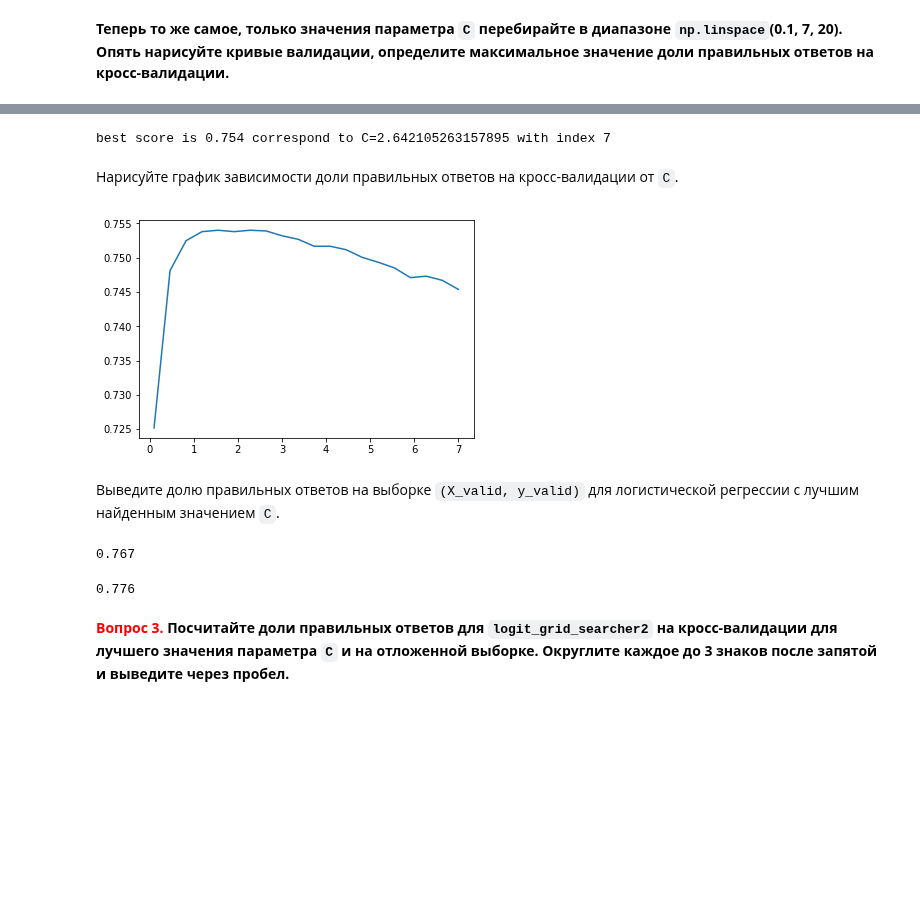
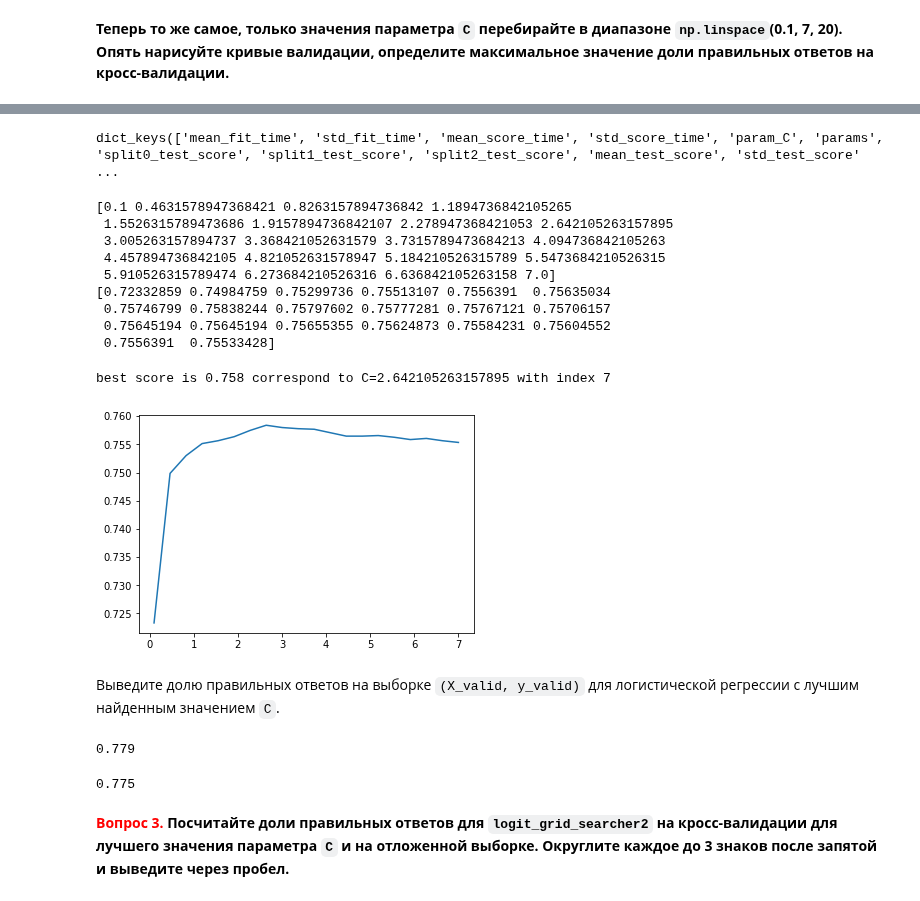
Before and after one commit to n-surkov/coursera_ml, a Jupyter notebook: solution/week4_training.ipynb, the cells around one changed output, grey strips where cells are left out. Cells and saved outputs as stored; diff of their text form; code cells hidden in the pictures; blank space fills up the shorter version.

```diff
--- a/solution/week4_training.ipynb
+++ b/solution/week4_training.ipynb
@@ -179,0 +172,6 @@ RandomForestClassifier(bootstrap=True, class_weight=None, criterion='gini',
+# %%
+%%time
+forest = RandomForestClassifier(n_estimators=100, random_state=17, oob_score=True, n_jobs=-1)
+forest.fit(X_train, y_train)
+y_predict = forest.predict(X_valid)
+score2 = accuracy_score(y_valid, y_predict)
@@ -258,7 +259,7 @@ plt.plot(logit_c_values1, logit_mean_cv_scores1);
 # %%
 %%time
-logit_c_values2 = np.linspace(0.1, 7, 20)
-
-logit_grid_searcher2 = LogisticRegressionCV(logit_c_values2, multi_class='multinomial', random_state=17, cv=skf, n_jobs=-1, scoring='accuracy')
-logit_grid_searcher2.fit(X_train, y_train)
+logit_params1 = {'C': np.linspace(0.1, 7, 20)}
+logit = LogisticRegression(random_state=17)
+logit_grid_searcher = GridSearchCV(logit, n_jobs=-1, param_grid=logit_params1, cv=skf)
+logit_grid_searcher.fit(X_train, y_train)
 # %% [output]
@@ -282,17 +284,30 @@ logit_mean_cv_scores2 = list(logit_grid_searcher2.scores_.values())[0].mean(axis
+# %%
+logit_grid_searcher.cv_results_.keys()
+# %% [output]
+dict_keys(['mean_fit_time', 'std_fit_time', 'mean_score_time', 'std_score_time', 'param_C', 'params', 'split0_test_score', 'split1_test_score', 'split2_test_score', 'mean_test_score', 'std_test_score' ...
+# %%
+print(logit_grid_searcher.cv_results_['param_C'])
+print(logit_grid_searcher.cv_results_['mean_test_score'])
+# %% [output]
+[0.1 0.4631578947368421 0.8263157894736842 1.1894736842105265
+ 1.5526315789473686 1.9157894736842107 2.278947368421053 2.642105263157895
+ 3.005263157894737 3.368421052631579 3.7315789473684213 4.094736842105263
+ 4.457894736842105 4.821052631578947 5.184210526315789 5.5473684210526315
+ 5.910526315789474 6.273684210526316 6.636842105263158 7.0]
+[0.72332859 0.74984759 0.75299736 0.75513107 0.7556391  0.75635034
+ 0.75746799 0.75838244 0.75797602 0.75777281 0.75767121 0.75706157
+ 0.75645194 0.75645194 0.75655355 0.75624873 0.75584231 0.75604552
+ 0.7556391  0.75533428]
 # %%
-assert (logit_grid_searcher2.Cs_ == logit_c_values2).all()
-# i = np.argmax(logit_mean_cv_scores2)
-i = 7
-accu_train = logit_mean_cv_scores2[i]
-print('best score is {:.3f} correspond to C={} with index {}'.format(accu_train, logit_c_values2[i], i))
+i = np.argmax(logit_grid_searcher.cv_results_['mean_test_score'])
+accu_train = logit_grid_searcher.cv_results_['mean_test_score'][i]
+print('best score is {:.3f} correspond to C={} with index {}'.format(accu_train, logit_grid_searcher.cv_results_['param_C'][i], i))
 # %% [output]
-best score is 0.754 correspond to C=2.642105263157895 with index 7
+best score is 0.758 correspond to C=2.642105263157895 with index 7
-# %% [markdown]
-Нарисуйте график зависимости доли правильных ответов на кросс-валидации от `C`.
-# %%
-plt.plot(logit_c_values2, logit_mean_cv_scores2);
-# %% [output]
-[figure, removed]
+# %%
+plt.plot(logit_grid_searcher.cv_results_['param_C'], logit_grid_searcher.cv_results_['mean_test_score']);
+# %% [output]
+[figure, added]
 # %% [markdown]
 Выведите долю правильных ответов на выборке `(X_valid, y_valid)` для логистической регрессии с лучшим найденным значением `C`.
 # %%
@@ -300,15 +315,15 @@ y_predict = logit_grid_searcher2.predict(X_valid)
 logit_cv_acc = accuracy_score(y_valid, y_predict)
 print('{:.3f}'.format(logit_cv_acc))
 # %% [output]
-0.767
+0.779
 # %%
-logit = LogisticRegression(random_state=17, C=logit_c_values2[i])
+logit = LogisticRegression(random_state=17, C=logit_grid_searcher.cv_results_['param_C'][i])
 logit.fit(X_train, y_train)
 y_predict = logit.predict(X_valid)
 accu_valid = accuracy_score(y_valid, y_predict)
 print('{:.3f}'.format(accu_valid))
 # %% [output]
-0.776
+0.775
 # %% [markdown]
 **<font color='red'>Вопрос 3. </font>Посчитайте доли правильных ответов для `logit_grid_searcher2` на кросс-валидации для лучшего значения параметра `C` и на отложенной выборке. Округлите каждое до 3 знаков после запятой и выведите через пробел.**
 # %%
```
Also changed, not shown: parts of 32 cells of this notebook.
